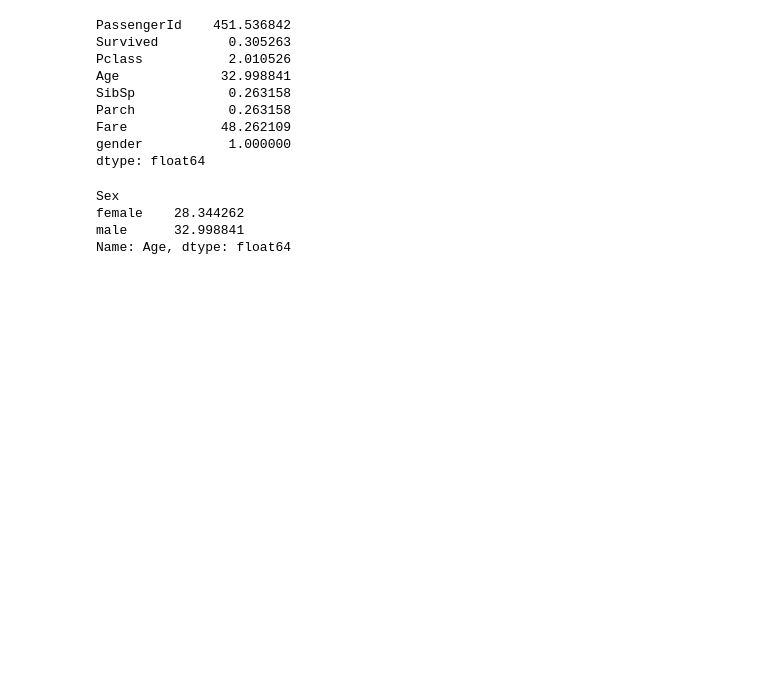
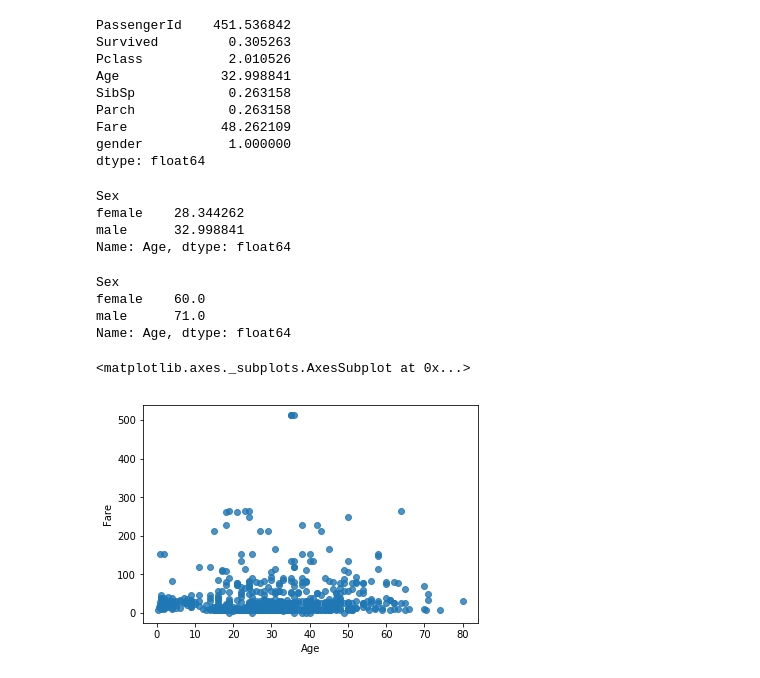
Before and after one commit to SWHarrison/DS1-1, a Jupyter notebook: titanic analysis part 2.ipynb, the cells around one changed output. Saved outputs shown, nothing was run; the diff lists cells and outputs as text; code cells hidden in the pictures; blank space fills up the shorter version.

```diff
--- a/titanic analysis part 2.ipynb
+++ b/titanic analysis part 2.ipynb
@@ -231,3 +231,15 @@ Sex
 female    28.344262
 male      32.998841
 Name: Age, dtype: float64
+# %%
+df[df.Embarked == 'C'].groupby('Sex').Age.agg(np.max)
+# %% [output]
+Sex
+female    60.0
+male      71.0
+Name: Age, dtype: float64
+# %%
+sns.regplot(x="Age", y="Fare", fit_reg=False, data=df)
+# %% [output]
+<matplotlib.axes._subplots.AxesSubplot at 0x...>
+[figure, added]
```
Also changed, not shown: parts of 18 cells of this notebook, 48 other files.
